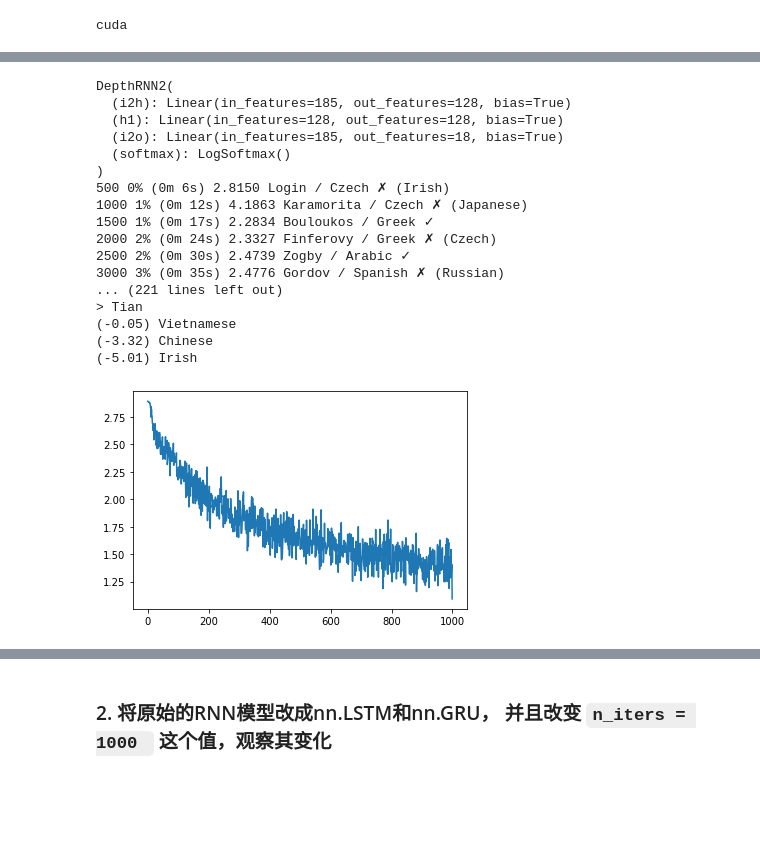
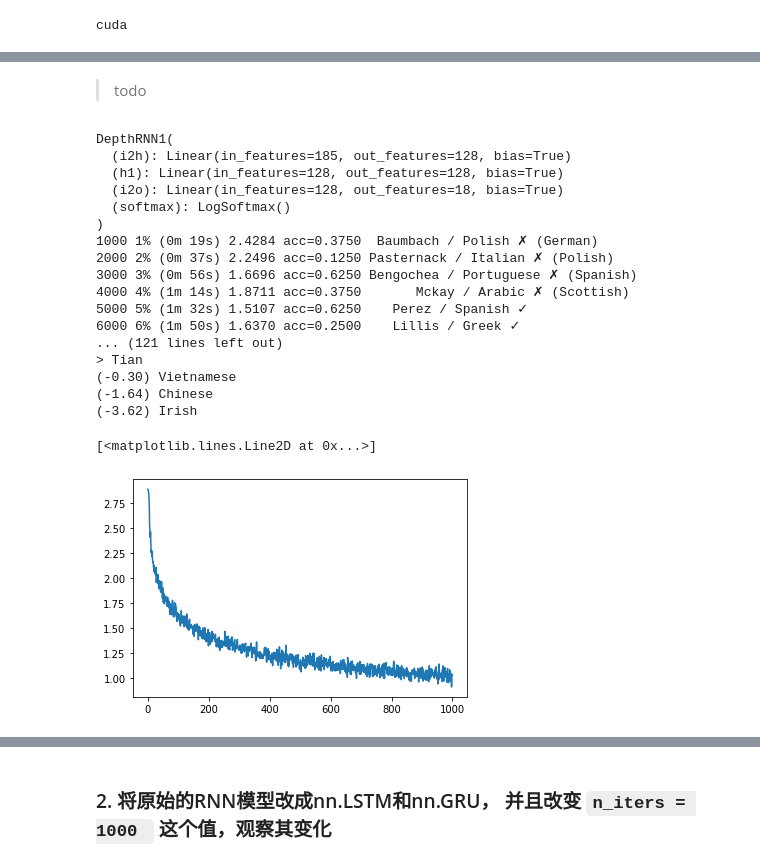
Before and after one commit to fuliufuliu/KKB_NLP_Study, a Jupyter notebook: Lesson7 RNN/assignment-07-rnn.ipynb, the cells around one changed output, grey strips where cells are left out. Cells and saved outputs as stored; diff of their text form; code cells hidden in the pictures; blank space fills up the shorter version.

```diff
--- a/Lesson7 RNN/assignment-07-rnn.ipynb
+++ b/Lesson7 RNN/assignment-07-rnn.ipynb
@@ -660,0 +585,2 @@ ValueError: only one element tensors can be converted to Python scalars
+# %% [markdown]
+> todo
@@ -661,43 +641,44 @@ ValueError: only one element tensors can be converted to Python scalars
+# %%
+model = torch.load("DepthRNN1_batch")
 # %%
-# 构建模型 DepthRNN2
-n_hidden = 128
-model = DepthRNN2(n_letters, n_hidden, n_categories)
 print(model)
 model.train()
 model = model.to(device)
 # 超参数
 learning_rate = 0.0001 # If you set this too high, it might explode. If too low, it might not learn
 n_iters = 100000 # 这个数字你可以调大一些
-print_every = 500
+print_every = 1000
 plot_every = 100
+n_batch = 8
 # 训练
-model, all_losses = train_process(model, learning_rate, n_iters, print_every, plot_every)
-torch.save(model, "DepthRNN2")
+model, all_losses = train_process(model, learning_rate, n_iters, print_every, plot_every, n_batch)
+torch.save(model, "DepthRNN1_batch")
 # 评估
 print("评估")
 predict(model, 'Dovesky')
 predict(model, 'Jackson')
 predict(model, 'Satoshi')
 predict(model, 'Liu')
 predict(model, 'Sun')
 predict(model, 'Tian')
 plt.plot(all_losses)
 # %% [output]
-DepthRNN2(
+DepthRNN1(
   (i2h): Linear(in_features=185, out_features=128, bias=True)
   (h1): Linear(in_features=128, out_features=128, bias=True)
-  (i2o): Linear(in_features=185, out_features=18, bias=True)
+  (i2o): Linear(in_features=128, out_features=18, bias=True)
   (softmax): LogSoftmax()
 )
-500 0% (0m 6s) 2.8150 Login / Czech ✗ (Irish)
-1000 1% (0m 12s) 4.1863 Karamorita / Czech ✗ (Japanese)
-1500 1% (0m 17s) 2.2834 Bouloukos / Greek ✓
-2000 2% (0m 24s) 2.3327 Finferovy / Greek ✗ (Czech)
-2500 2% (0m 30s) 2.4739 Zogby / Arabic ✓
-3000 3% (0m 35s) 2.4776 Gordov / Spanish ✗ (Russian)
-... (221 lines left out)
+1000 1% (0m 19s) 2.4284 acc=0.3750  Baumbach / Polish ✗ (German)
+2000 2% (0m 37s) 2.2496 acc=0.1250 Pasternack / Italian ✗ (Polish)
+3000 3% (0m 56s) 1.6696 acc=0.6250 Bengochea / Portuguese ✗ (Spanish)
+4000 4% (1m 14s) 1.8711 acc=0.3750       Mckay / Arabic ✗ (Scottish)
+5000 5% (1m 32s) 1.5107 acc=0.6250    Perez / Spanish ✓
+6000 6% (1m 50s) 1.6370 acc=0.2500    Lillis / Greek ✓
+... (121 lines left out)
 > Tian
-(-0.05) Vietnamese
-(-3.32) Chinese
-(-5.01) Irish
+(-0.30) Vietnamese
+(-1.64) Chinese
+(-3.62) Irish
+[<matplotlib.lines.Line2D at 0x...>]
-[figure, old version]
+[figure, new version]
```
Also changed, not shown: parts of 16 cells of this notebook.
